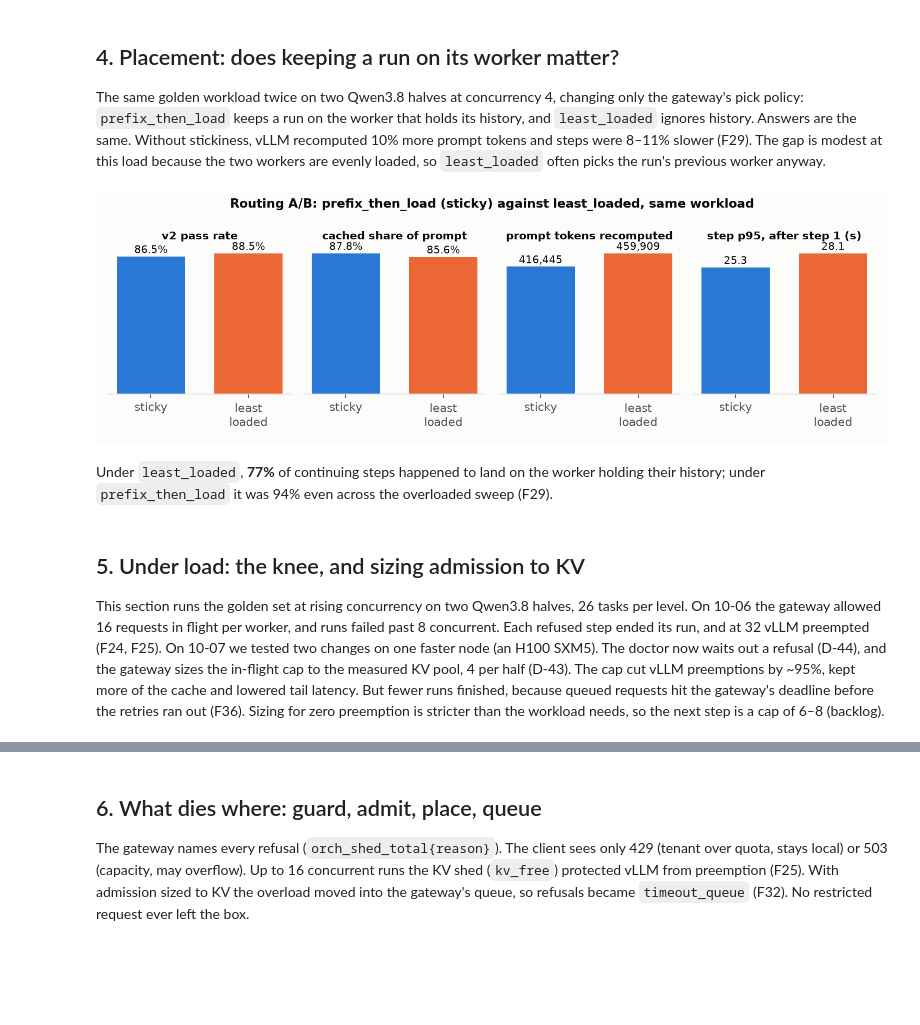
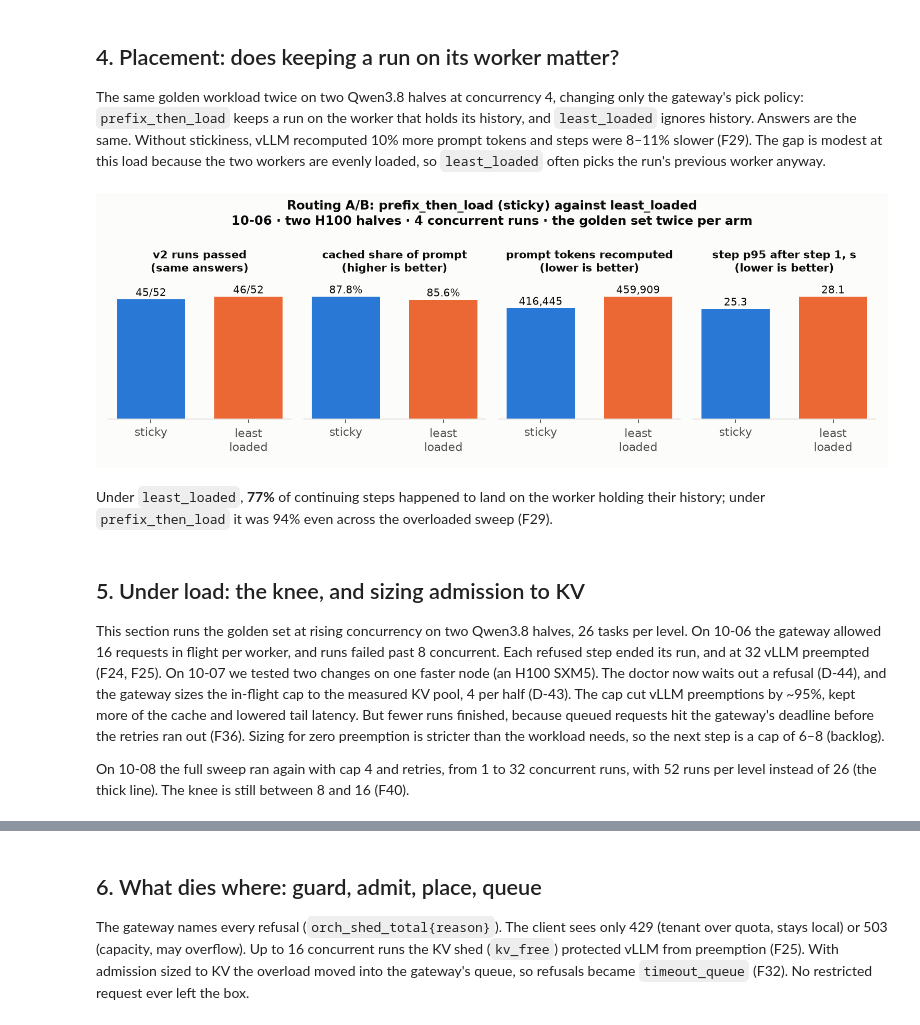
Before and after one commit to cduggn/Ariadne, a Jupyter notebook: report/report.ipynb, the cells around one changed output, grey strips where cells are left out. Saved outputs shown, nothing was run; the diff lists cells and outputs as text; code cells hidden in the pictures; blank space fills up the shorter version.

```diff
--- a/report/report.ipynb
+++ b/report/report.ipynb
@@ -10,20 +11,33 @@ brief's questions. Every number comes from a committed file in `metrics/` (loade
 on self-hosted vLLM behind a Go gateway that guards, admits, places and queues every call (D-42). The golden set is 26
 recorded faults in four tiers, scored twice (v1, and the stricter v2, D-41).
 # %%
+import os
 import re
+import subprocess
+import sys
 from pathlib import Path
 
 import matplotlib
 import matplotlib.pyplot as plt
 from IPython.display import Image, Markdown, display
 
-from report.results import FIGURES, by_label, histogram, kv_measured, prom, rows, summary, total
-from serving import fit, profiles
+# The notebook needs the repo beside it: its loaders and metrics/. `make report` runs it from the repo root, Jupyter may
+# start it in report/, and Colab opens this file alone, so there it clones the public repo first.
+repo = next((p for p in (Path.cwd(), *Path.cwd().parents) if (p / "report" / "results.py").exists()), None)
+if repo is None:
+    repo = Path("/content/Ariadne") if Path("/content").is_dir() else Path.home() / "Ariadne"
+    if not repo.exists():
+        subprocess.run(["git", "clone", "--depth", "1", "https://github.com/cduggn/Ariadne", str(repo)], check=True)
+os.chdir(repo)
+sys.path.insert(0, str(repo))
 
-ROOT = Path.cwd()                           # the kernel runs in the repo root (report/build.py)
+from report.results import FIGURES, by_label, histogram, kv_measured, prom, rows, summary, total  # noqa: E402
+from serving import fit, profiles  # noqa: E402
+
+ROOT = Path.cwd()                           # the repo root, found above
 
 # The reference palette's first three categorical slots (they validate for every pair), light surface and ink.
-BLUE, ORANGE, AQUA = "#2a78d6", "#eb6834", "#1baf7a"
+BLUE, ORANGE, AQUA, YELLOW = "#2a78d6", "#eb6834", "#1baf7a", "#eda100"
 SURFACE, INK, INK2, GRID = "#fcfcfb", "#0b0b0b", "#52514e", "#e4e3df"
 plt.rcParams.update({
     "figure.facecolor": SURFACE, "axes.facecolor": SURFACE, "savefig.facecolor": SURFACE,
@@ -164,33 +178,38 @@ load because the two workers are evenly loaded, so `least_loaded` often picks th
 # %%
 arms = [("prefix_then_load", "gw-38-20261006-131640"), ("least_loaded", "gw-38-ll-20261006-140918")]
 def uncached(run):
     return sum(sum(p or 0 for p in x["prompt_tokens"]) - sum(c or 0 for c in x["cached_tokens"]) for x in rows(run))
 def p95_after_first(run):
     xs = sorted(t for x in rows(run) for t in x["latency_s"][1:] if t)
     return xs[int(0.95 * len(xs))]
-metrics_ab = [("v2 pass rate", lambda r: summary(r)["pass_rate_v2"], "{:.1%}"),
-              ("cached share of prompt", lambda r: summary(r)["cached_share_of_prompt"], "{:.1%}"),
-              ("prompt tokens recomputed", uncached, "{:,.0f}"),
-              ("step p95, after step 1 (s)", p95_after_first, "{:.1f}")]
-fig, axes = plt.subplots(1, len(metrics_ab), figsize=(9.5, 3.0))
+def passed(run):
+    s = summary(run)
+    return f"{s['passed_v2']}/{round(s['passed_v2'] / s['pass_rate_v2'])}"
+metrics_ab = [("v2 runs passed\n(same answers)", lambda r: summary(r)["pass_rate_v2"], passed),
+              ("cached share of prompt\n(higher is better)", lambda r: summary(r)["cached_share_of_prompt"], "{:.1%}"),
+              ("prompt tokens recomputed\n(lower is better)", uncached, "{:,.0f}"),
+              ("step p95 after step 1, s\n(lower is better)", p95_after_first, "{:.1f}")]
+fig, axes = plt.subplots(1, len(metrics_ab), figsize=(9.5, 3.3))
 for ax, (title, f, fmt) in zip(axes, metrics_ab, strict=True):
     vals = [f(run) for _, run in arms]
     ax.bar([0, 1], vals, color=[BLUE, ORANGE], width=0.7)
     for i, v in enumerate(vals):
-        ax.annotate(fmt.format(v), (i, v), xytext=(0, 3), textcoords="offset points", ha="center", fontsize=9)
+        ax.annotate(fmt(arms[i][1]) if callable(fmt) else fmt.format(v), (i, v), xytext=(0, 3), textcoords="offset points", ha="center", fontsize=9)
     ax.set_xticks([0, 1], ["sticky", "least\nloaded"])
     ax.set_title(title, fontsize=9.5)
+    ax.set_ylim(0, max(vals) * 1.15)
     ax.set_yticks([])
     ax.grid(False)
     ax.spines["left"].set_visible(False)
-fig.suptitle("Routing A/B: prefix_then_load (sticky) against least_loaded, same workload", fontweight="bold", fontsize=11)
+fig.suptitle("Routing A/B: prefix_then_load (sticky) against least_loaded\n"
+             "10-06 · two H100 halves · 4 concurrent runs · the golden set twice per arm", fontweight="bold", fontsize=11)
 show(fig, "routing_ab")
 g = by_label(prom("gateway-gw-38-ll-20261006-142337"), "orch_sticky_total", "outcome")
 cont = g.get("hit", 0) + g.get("broken_load", 0) + g.get("broken_shed", 0)
 display(Markdown(f"Under `least_loaded`, **{g.get('hit', 0) / cont:.0%}** of continuing steps happened to land on the "
                  "worker holding their history; under `prefix_then_load` it was 94% even across the overloaded sweep (F29)."))
 # %% [output]
-[figure, old version]
+[figure, new version]
 Under `least_loaded`, **77%** of continuing steps happened to land on the worker holding their history; under `prefix_then_load` it was 94% even across the overloaded sweep (F29).
 # %% [markdown]
 ## 5. Under load: the knee, and sizing admission to KV
@@ -202,6 +221,9 @@ refusal (D-44), and the gateway sizes the in-flight cap to the measured KV pool,
 preemptions by ~95%, kept more of the cache and lowered tail latency. But fewer runs finished, because queued requests
 hit the gateway's deadline before the retries ran out (F36). Sizing for zero preemption is stricter than the workload
 needs, so the next step is a cap of 6–8 (backlog).
+
+On 10-08 the full sweep ran again with cap 4 and retries, from 1 to 32 concurrent runs, with 52 runs per level instead
+of 26 (the thick line). The knee is still between 8 and 16 (F40).
 # %%
 curves = [
     ("10-06 PCIe · cap 16 · no retries", ORANGE,
```
Also changed, not shown: parts of 3 cells of this notebook, 4 other files.
